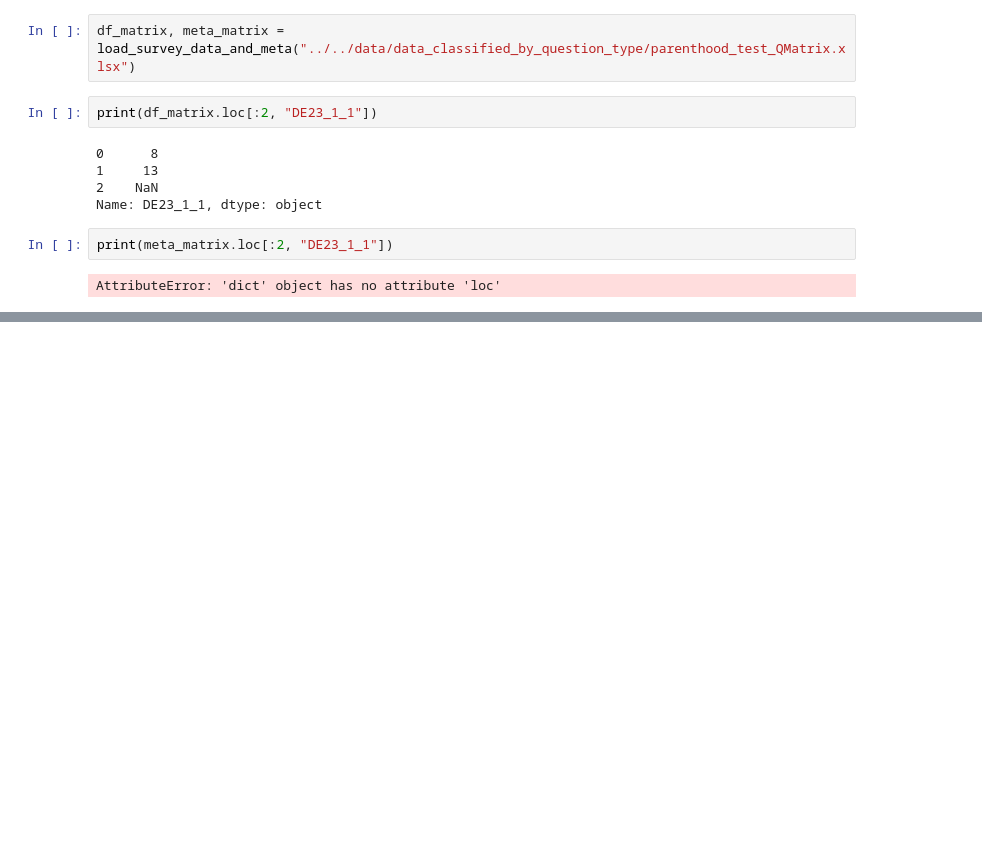
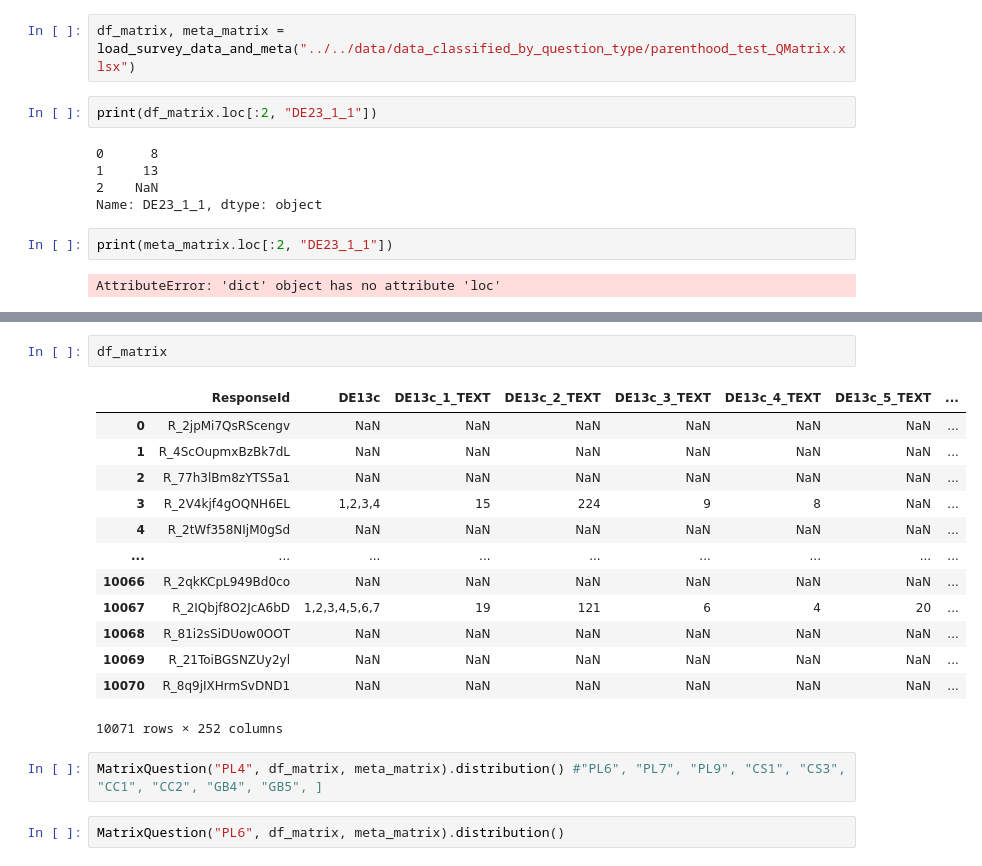
Before and after one commit to Ppandda/parenthood, a Jupyter notebook: parenthood_europe/notebooks/testing/test_numeric_plots.ipynb, the cells around one changed output, grey strips where cells are left out. Saved outputs shown, nothing was run; the diff lists cells and outputs as text; blank space fills up the shorter version.

Commit message:
plots work until PL7 matrix

```diff
--- a/parenthood_europe/notebooks/testing/test_numeric_plots.ipynb
+++ b/parenthood_europe/notebooks/testing/test_numeric_plots.ipynb
@@ -420,3 +413,23 @@ meta_matrix
  'C1_5_TEXT': 'How did you hear about this survey? - Other (please specify): - Text',
  'C2': 'Do you have any other comments related to this study, or feedback to improve academia? \nIf not, just press Next.',
  'gender': 'gender'}
+# %%
+df_matrix
+# %% [output]
+|  | ResponseId | DE13c | DE13c_1_TEXT | DE13c_2_TEXT | DE13c_3_TEXT | DE13c_4_TEXT | DE13c_5_TEXT | ... |
+| 0 | R_2jpMi7QsRScengv | NaN | NaN | NaN | NaN | NaN | NaN | ... |
+| 1 | R_4ScOupmxBzBk7dL | NaN | NaN | NaN | NaN | NaN | NaN | ... |
+| 2 | R_77h3lBm8zYTS5a1 | NaN | NaN | NaN | NaN | NaN | NaN | ... |
+| 3 | R_2V4kjf4gOQNH6EL | 1,2,3,4 | 15 | 224 | 9 | 8 | NaN | ... |
+| 4 | R_2tWf358NIjM0gSd | NaN | NaN | NaN | NaN | NaN | NaN | ... |
+| ... | ... | ... | ... | ... | ... | ... | ... | ... |
+| 10066 | R_2qkKCpL949Bd0co | NaN | NaN | NaN | NaN | NaN | NaN | ... |
+| 10067 | R_2IQbjf8O2JcA6bD | 1,2,3,4,5,6,7 | 19 | 121 | 6 | 4 | 20 | ... |
+| 10068 | R_81i2sSiDUow0OOT | NaN | NaN | NaN | NaN | NaN | NaN | ... |
+| 10069 | R_21ToiBGSNZUy2yl | NaN | NaN | NaN | NaN | NaN | NaN | ... |
+| 10070 | R_8q9jIXHrmSvDND1 | NaN | NaN | NaN | NaN | NaN | NaN | ... |
+10071 rows × 252 columns
+# %%
+MatrixQuestion("PL4", df_matrix, meta_matrix).distribution() #"PL6", "PL7", "PL9", "CS1", "CS3", "CC1", "CC2", "GB4", "GB5", ]
+# %%
+MatrixQuestion("PL6", df_matrix, meta_matrix).distribution()
```
Also changed, not shown: parts of 4 cells of this notebook, 3 other files.
